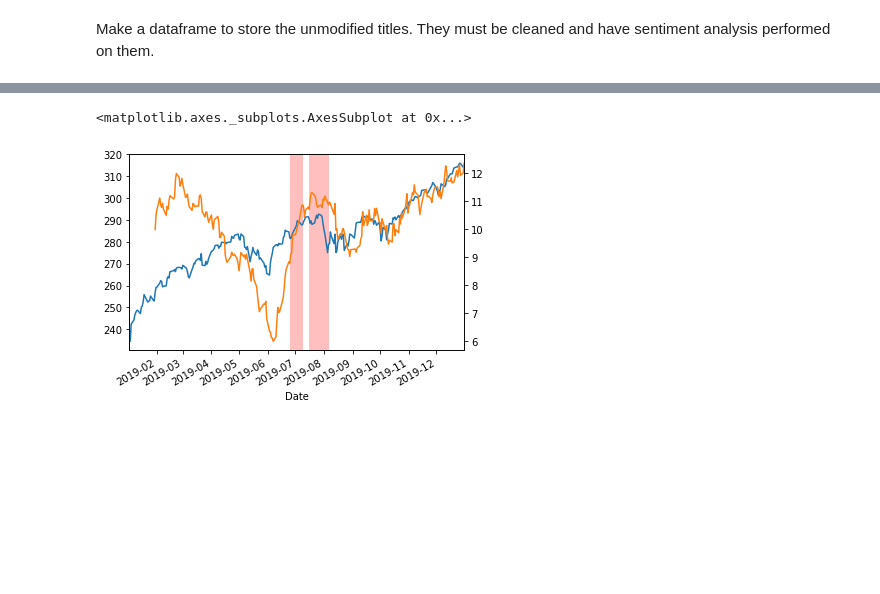
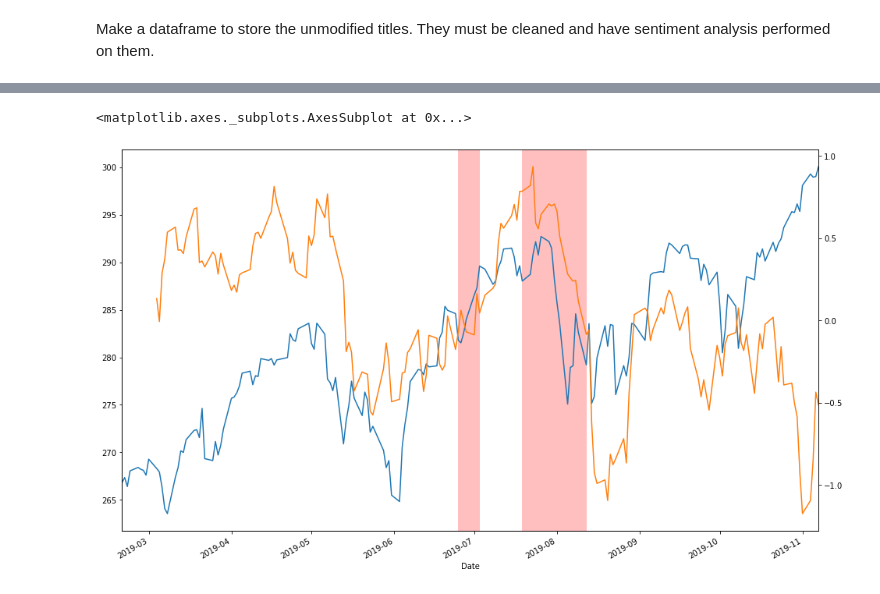
Before and after one commit to rubenkerkhofs/modern-data-analytics, a Jupyter notebook: RedditScrape.ipynb, the cells around one changed output, grey strips where cells are left out. Drawn from its saved outputs; the diff is of its cells as text; code cells hidden in the pictures; blank space fills up the shorter version.

Commit message:
final commit, stocks match okay

```diff
--- a/RedditScrape.ipynb
+++ b/RedditScrape.ipynb
@@ -468,0 +519,3 @@ print(leading_edges,"\n",following_edges)
+# %%
+df_stocks_sentiment_2018 = df_stocks_sentiment[df_stocks_sentiment['Date'] < datetime(2019,1,1).date()]
+df_stocks_sentiment_2019 = df_stocks_sentiment[df_stocks_sentiment['Date'] >= datetime(2019,1,1).date()]
@@ -468,0 +533,18 @@ print(leading_edges,"\n",following_edges)
+# %%
+df_stocks_sentiment_2018 = df_stocks_sentiment_2018.iloc[:-1]
+# %%
+df_stocks_sentiment_2019 = df_stocks_sentiment_2019.iloc[:-1]
+# %%
+#df_stocks_reduced['Close'].plot()
+#df_stocks_reduced['sentiment'].plot(secondary_y = True)
+
+ax = df_stocks_sentiment_2018['Close'].plot(x = 'Date', figsize = (16,10))
+for i,j in zip(df_stocks_sentiment['Date'].iloc[leading_edges], df_stocks_sentiment['Date'].iloc[following_edges]):
+#for i,j in zip(leading_edges, following_edges):
+    ax.axvspan(i,j, facecolor = 'red', alpha= 0.25)
+
+df_stocks_sentiment_2018['avg5'] = df_stocks_sentiment_2018['sentiment'].rolling(10).mean()
+df_stocks_sentiment_2018['avg5'].plot(x = "Date", secondary_y = True)
+#ax2 = df_stocks_reduced.plot(x = 'Date', y = 'sentiment', secondary_y = True)
+
+#plt.show(2
@@ -469,17 +554,17 @@ print(leading_edges,"\n",following_edges)
 # %%
-
 #df_stocks_reduced['Close'].plot()
 #df_stocks_reduced['sentiment'].plot(secondary_y = True)
 
-ax = df_stocks_sentiment['Close'].plot()
-for i,j in zip(df_stocks_sentiment['Date'].iloc[leading_edges], df_stocks_reduced['Date'].iloc[following_edges]):
+ax = df_stocks_sentiment_2019['Close'].plot(x = 'Date', figsize = (16,10))
+for i,j in zip(df_stocks_sentiment['Date'].iloc[leading_edges], df_stocks_sentiment['Date'].iloc[following_edges]):
+#for i,j in zip(leading_edges, following_edges):
     ax.axvspan(i,j, facecolor = 'red', alpha= 0.25)
 
-df_stocks_reduced['avg5'] = df_stocks_sentiment['sentiment'].rolling(20).mean()
-df_stocks_reduced['avg5'].plot(secondary_y = True)
+df_stocks_sentiment_2019['avg5'] = df_stocks_sentiment_2019['sentiment'].rolling(10).mean()
+df_stocks_sentiment_2019['avg5'].plot(x = "Date", secondary_y = True)
 #ax2 = df_stocks_reduced.plot(x = 'Date', y = 'sentiment', secondary_y = True)
 
 #plt.show()
 # %% [output]
 <matplotlib.axes._subplots.AxesSubplot at 0x...>
-[figure, old version]
+[figure, new version]
```
Also changed, not shown: parts of 68 cells of this notebook, 2 other files.
